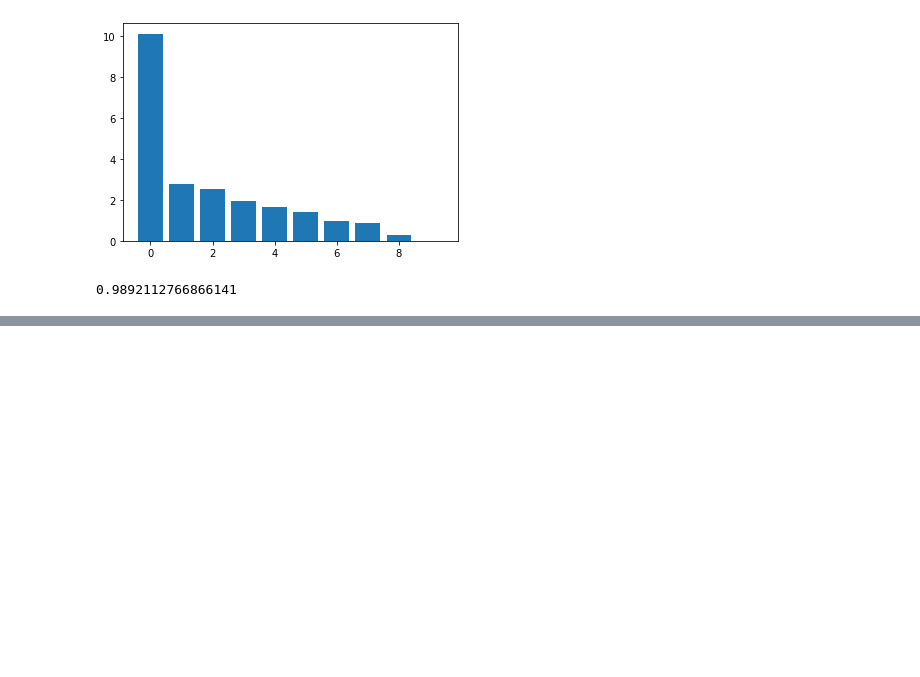
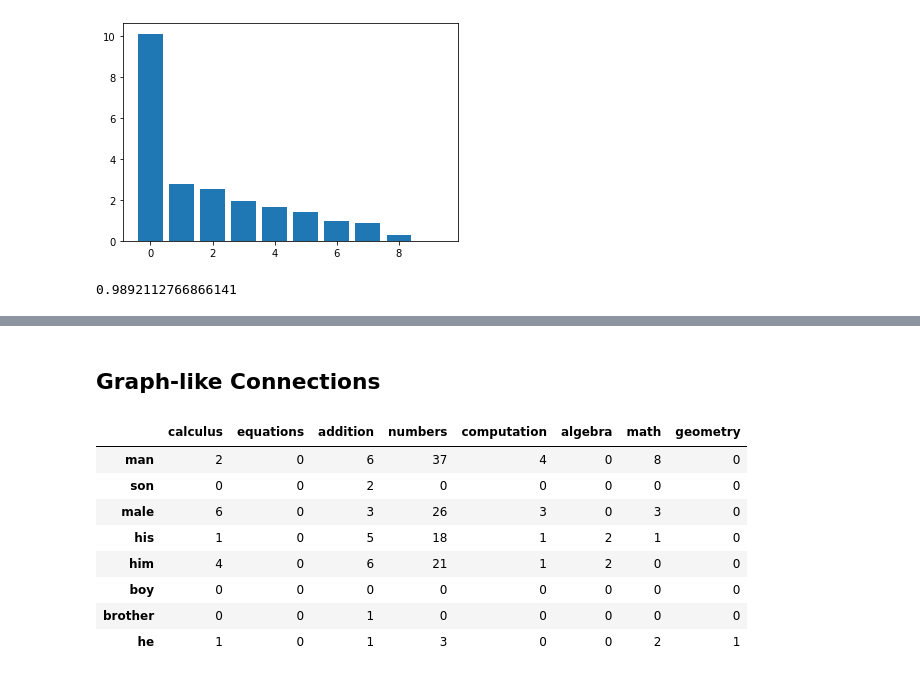
Before and after one commit to ed-w-lee/cpae-bias, a Jupyter notebook: notebooks/Bias exploration.ipynb, the cells around one changed output, grey strips where cells are left out. Saved outputs shown, nothing was run; the diff lists cells and outputs as text; code cells hidden in the pictures; blank space fills up the shorter version.

```diff
--- a/notebooks/Bias exploration.ipynb
+++ b/notebooks/Bias exploration.ipynb
@@ -173,0 +199,43 @@ print(distance.cosine(U[0], cpae_embeds['she'] - cpae_embeds['he']))
+# %%
+with open('../cpae/data/en_wn_full/all.json', 'r') as f:
+    en_full = json.load(f)
+assert([len(v) == 1 for v in en_full.values()])
+en_full = {k: v[0] for k,v in en_full.items()}
+# %% [markdown]
+## Graph-like Connections
+# %%
+dp = {}
+def num_connections(word1, word2, max_dist=1):
+    if tuple([word1, word2, max_dist]) in dp:
+        return dp[(word1, word2, max_dist)]
+
+    if max_dist == 0:
+        return 1 if word1 == word2 else 0
+    total = 0
+    for neighbor in en_full.get(word1, []):
+        total += num_connections(neighbor, word2, max_dist-1)
+
+    dp[(word1, word2, max_dist)] = total
+    return total
+# %%
+def conn_matrix(list1, list2, depth=3):
+    to_ret = {}
+    for i in list1:
+        to_ret[i] = {}
+        for j in list2:
+            to_ret[i][j] = num_connections(i, j, depth)
+    return to_ret
+# %%
+mm = conn_matrix(word_lists['math'], word_lists['m1'])
+mm = pd.DataFrame.from_dict(mm)
+mm
+# %% [output]
+|  | calculus | equations | addition | numbers | computation | algebra | math | geometry |
+| man | 2 | 0 | 6 | 37 | 4 | 0 | 8 | 0 |
+| son | 0 | 0 | 2 | 0 | 0 | 0 | 0 | 0 |
+| male | 6 | 0 | 3 | 26 | 3 | 0 | 3 | 0 |
+| his | 1 | 0 | 5 | 18 | 1 | 2 | 1 | 0 |
+| him | 4 | 0 | 6 | 21 | 1 | 2 | 0 | 0 |
+| boy | 0 | 0 | 0 | 0 | 0 | 0 | 0 | 0 |
+| brother | 0 | 0 | 1 | 0 | 0 | 0 | 0 | 0 |
+| he | 1 | 0 | 1 | 3 | 0 | 0 | 2 | 1 |
```
Also changed, not shown: parts of 16 cells of this notebook, 4 other files.
